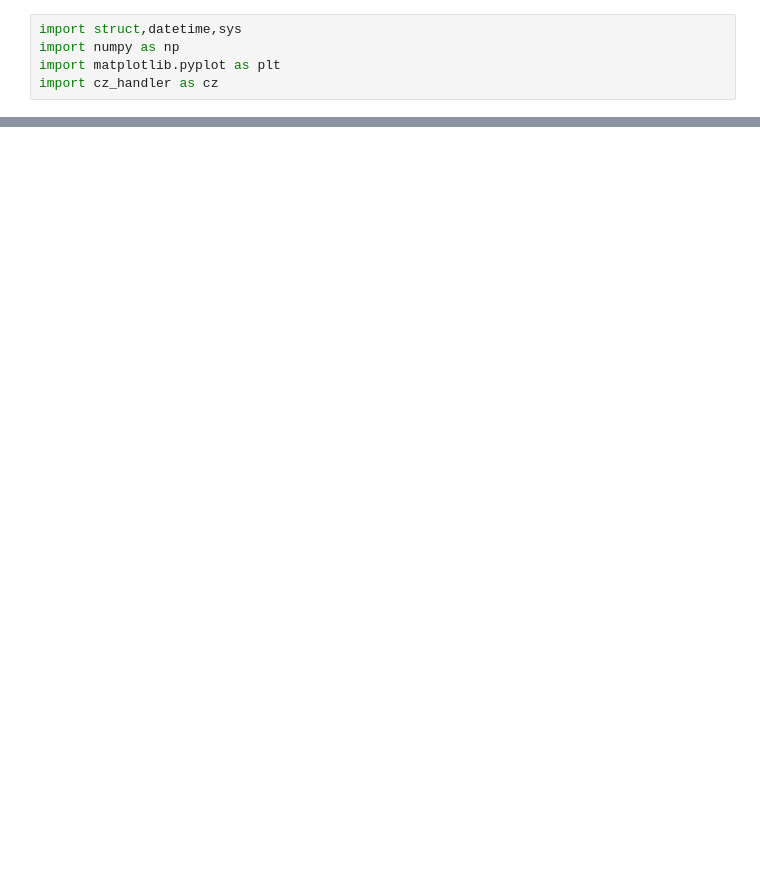
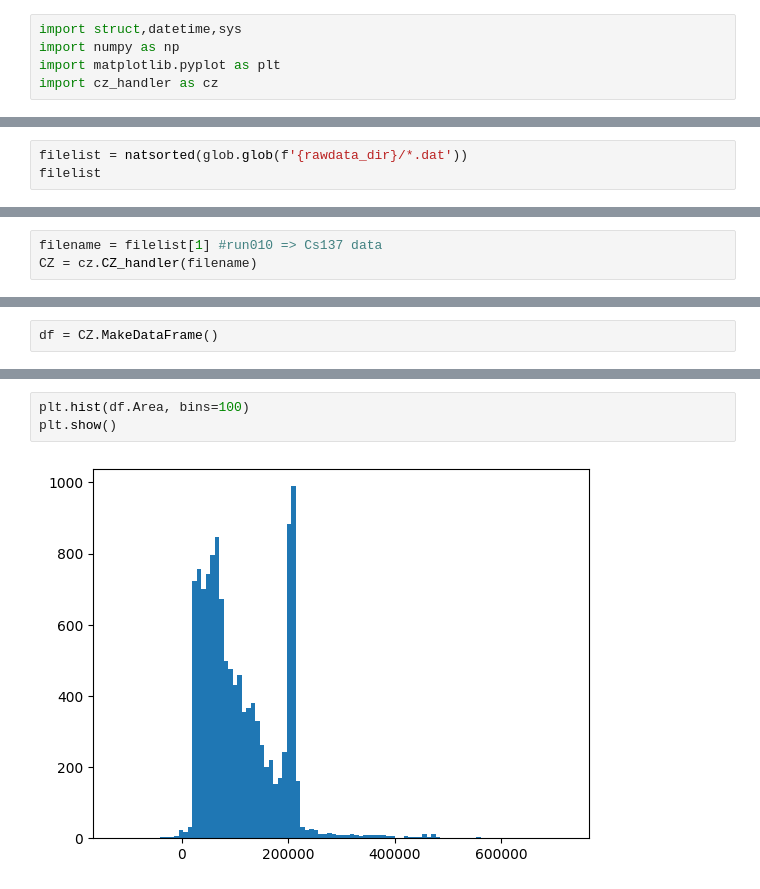
Before and after one commit to tuankhaibui/CosmozReader, a Jupyter notebook: check_cz.ipynb, the cells around one changed output, grey strips where cells are left out. Drawn from its saved outputs; the diff is of its cells as text; blank space fills up the shorter version.

```diff
--- a/check_cz.ipynb
+++ b/check_cz.ipynb
@@ -17,0 +11,3 @@ CZ.dataLoad()
+# %%
+filelist = natsorted(glob.glob(f'{rawdata_dir}/*.dat'))
+filelist
@@ -17,0 +32,3 @@ CZ.dataLoad()
+# %%
+filename = filelist[1] #run010 => Cs137 data
+CZ = cz.CZ_handler(filename)
@@ -34,0 +59,2 @@ array([[ 8663,  8671,  8669, ...,  8595,  8592,  8588],
+# %%
+df = CZ.MakeDataFrame()
@@ -34,0 +77,5 @@ array([[ 8663,  8671,  8669, ...,  8595,  8592,  8588],
+# %%
+plt.hist(df.Area, bins=100)
+plt.show()
+# %% [output]
+[figure, added]
```
Also changed, not shown: parts of 12 cells of this notebook.
